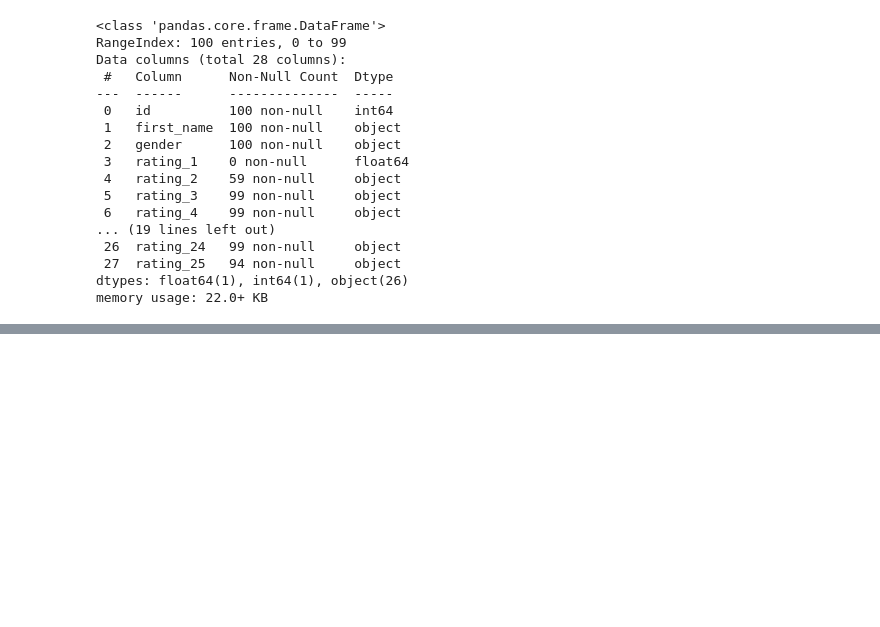
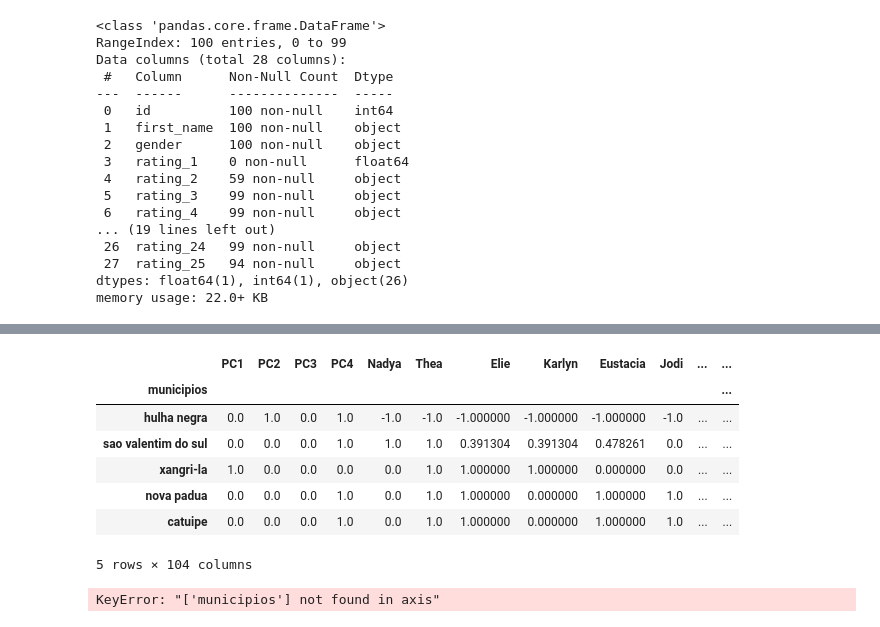
Before and after one commit to FlorensaDimer/TF_sistemas_recomendacao, a Jupyter notebook: app_kmeans.ipynb, the cells around one changed output, grey strips where cells are left out. Cells and saved outputs as stored; diff of their text form; code cells hidden in the pictures; blank space fills up the shorter version.

```diff
--- a/app_kmeans.ipynb
+++ b/app_kmeans.ipynb
@@ -626,0 +645,40 @@ df_ratings_pca.filter(['PC1', 'PC2', 'PC3', 'PC4','Barron'])
+# %%
+# Substituindo NaNs por False e convertendo booleanos para 0 e 1
+df_ratings_pca = df_ratings_pca.fillna(df_ratings_pca.mean())
+df_ratings_pca.head()
+# %% [output]
+|  | PC1 | PC2 | PC3 | PC4 | Nadya | Thea | Elie | Karlyn | Eustacia | Jodi | ... | ... |
+| municipios |  |  |  |  |  |  |  |  |  |  |  | ... |
+| hulha negra | 0.0 | 1.0 | 0.0 | 1.0 | -1.0 | -1.0 | -1.000000 | -1.000000 | -1.000000 | -1.0 | ... | ... |
+| sao valentim do sul | 0.0 | 0.0 | 0.0 | 1.0 | 1.0 | 1.0 | 0.391304 | 0.391304 | 0.478261 | 0.0 | ... | ... |
+| xangri-la | 1.0 | 0.0 | 0.0 | 0.0 | 0.0 | 1.0 | 1.000000 | 1.000000 | 0.000000 | 0.0 | ... | ... |
+| nova padua | 0.0 | 0.0 | 0.0 | 1.0 | 0.0 | 1.0 | 1.000000 | 0.000000 | 1.000000 | 1.0 | ... | ... |
+| catuipe | 0.0 | 0.0 | 0.0 | 1.0 | 0.0 | 1.0 | 1.000000 | 0.000000 | 1.000000 | 1.0 | ... | ... |
+5 rows × 104 columns
+# %%
+
+# Separando features e rótulos
+X = df.drop(columns=["municipios"])
+y = df["municipios"]
+
+# Dividindo os dados em treino e teste
+X_train, X_test, y_train, y_test = train_test_split(X, y, test_size=0.2, random_state=42)
+
+# Criando o modelo Naive Bayes de Bernoulli
+model = BernoulliNB()
+
+# Treinando o modelo
+model.fit(X_train, y_train)
+
+# Fazendo previsões
+y_pred = model.predict(X_test)
+
+# Avaliando a acurácia
+accuracy = accuracy_score(y_test, y_pred)
+print(f"Acurácia: {accuracy}")
+
+# Previsões detalhadas
+for municipio, pred in zip(y_test, y_pred):
+    print(f"Verdadeiro: {municipio}, Previsto: {pred}")
+# %% [output]
+KeyError: "['municipios'] not found in axis"
```
Also changed, not shown: parts of 7 cells of this notebook.
